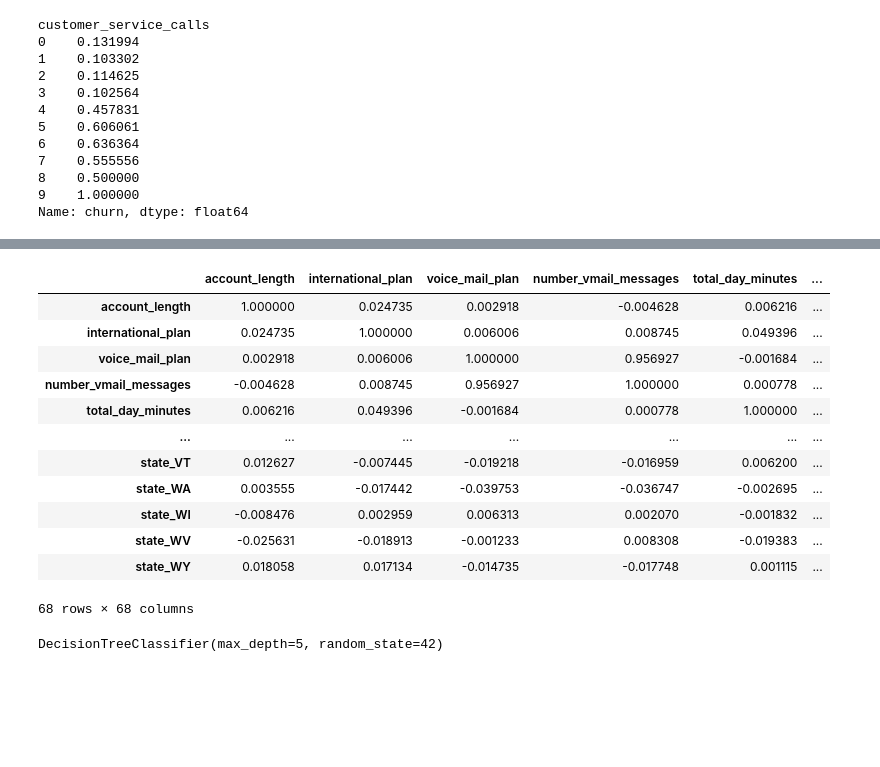
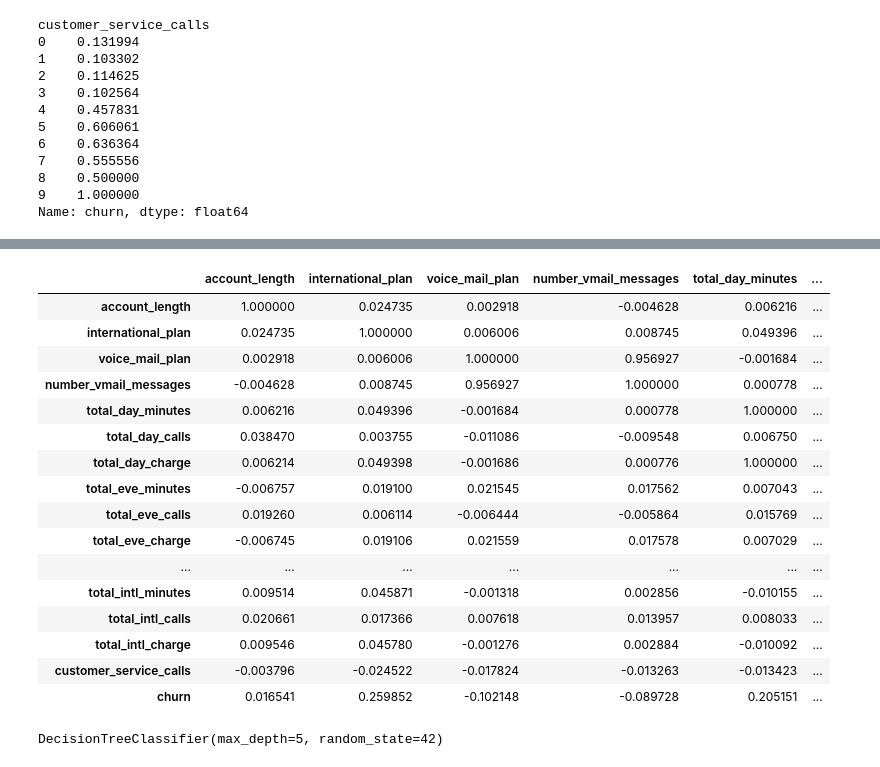
Before and after one commit to bkcoleman1024/Telecom-Analysis, a Jupyter notebook: SyriaTelCustomers.ipynb, the cells around one changed output, grey strips where cells are left out. Saved outputs shown, nothing was run; the diff lists cells and outputs as text; code cells hidden in the pictures; blank space fills up the shorter version.

```diff
--- a/SyriaTelCustomers.ipynb
+++ b/SyriaTelCustomers.ipynb
@@ -147,7 +164,6 @@ Only three area codes are present in this data set.  We can check if one area co
 # %%
-# Phone number won't matter.  I am removing it.
-
 telecom.drop(columns = 'phone_number', axis=1, inplace = True)
 telecom.drop(columns = 'area_code', axis=1, inplace = True)
+telecom.drop(columns = 'state', axis=1, inplace = True)
 telecom.head()
 # %% [output]
@@ -220,16 +254,20 @@ data_train, data_test, target_train, target_test = train_test_split(data, target
 # %%
-data.corr()
+telecom.corr()
 # %% [output]
 |  | account_length | international_plan | voice_mail_plan | number_vmail_messages | total_day_minutes | ... |
 | account_length | 1.000000 | 0.024735 | 0.002918 | -0.004628 | 0.006216 | ... |
 | international_plan | 0.024735 | 1.000000 | 0.006006 | 0.008745 | 0.049396 | ... |
 | voice_mail_plan | 0.002918 | 0.006006 | 1.000000 | 0.956927 | -0.001684 | ... |
 | number_vmail_messages | -0.004628 | 0.008745 | 0.956927 | 1.000000 | 0.000778 | ... |
 | total_day_minutes | 0.006216 | 0.049396 | -0.001684 | 0.000778 | 1.000000 | ... |
+| total_day_calls | 0.038470 | 0.003755 | -0.011086 | -0.009548 | 0.006750 | ... |
+| total_day_charge | 0.006214 | 0.049398 | -0.001686 | 0.000776 | 1.000000 | ... |
+| total_eve_minutes | -0.006757 | 0.019100 | 0.021545 | 0.017562 | 0.007043 | ... |
+| total_eve_calls | 0.019260 | 0.006114 | -0.006444 | -0.005864 | 0.015769 | ... |
+| total_eve_charge | -0.006745 | 0.019106 | 0.021559 | 0.017578 | 0.007029 | ... |
 | ... | ... | ... | ... | ... | ... | ... |
-| state_VT | 0.012627 | -0.007445 | -0.019218 | -0.016959 | 0.006200 | ... |
-| state_WA | 0.003555 | -0.017442 | -0.039753 | -0.036747 | -0.002695 | ... |
-| state_WI | -0.008476 | 0.002959 | 0.006313 | 0.002070 | -0.001832 | ... |
-| state_WV | -0.025631 | -0.018913 | -0.001233 | 0.008308 | -0.019383 | ... |
-| state_WY | 0.018058 | 0.017134 | -0.014735 | -0.017748 | 0.001115 | ... |
+| total_intl_minutes | 0.009514 | 0.045871 | -0.001318 | 0.002856 | -0.010155 | ... |
+| total_intl_calls | 0.020661 | 0.017366 | 0.007618 | 0.013957 | 0.008033 | ... |
+| total_intl_charge | 0.009546 | 0.045780 | -0.001276 | 0.002884 | -0.010092 | ... |
+| customer_service_calls | -0.003796 | -0.024522 | -0.017824 | -0.013263 | -0.013423 | ... |
+| churn | 0.016541 | 0.259852 | -0.102148 | -0.089728 | 0.205151 | ... |
-68 rows × 68 columns
```
Also changed, not shown: parts of 44 cells of this notebook.
